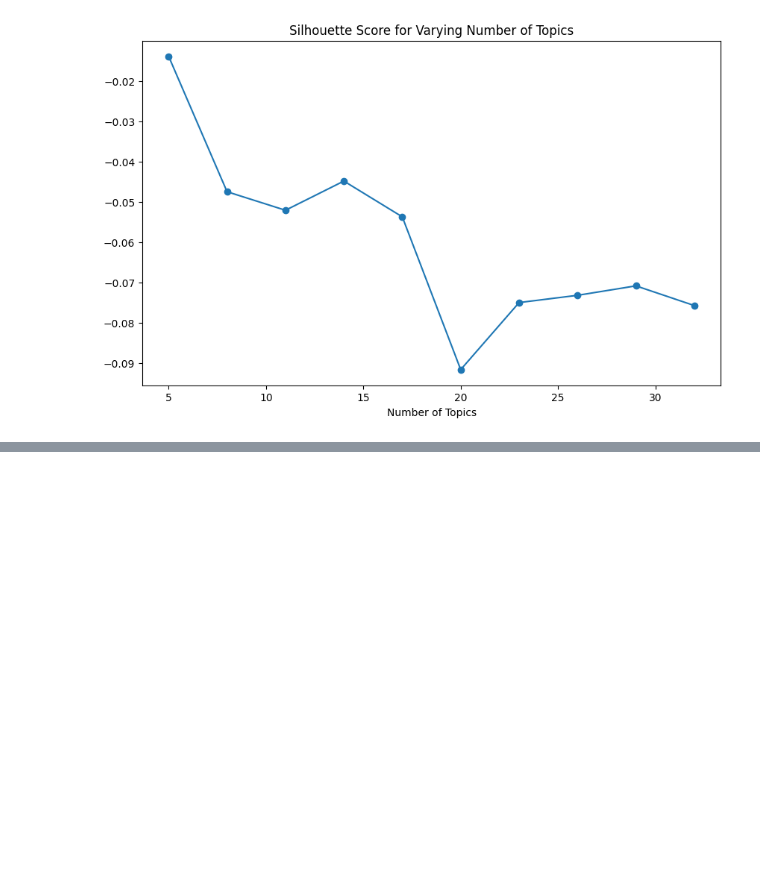
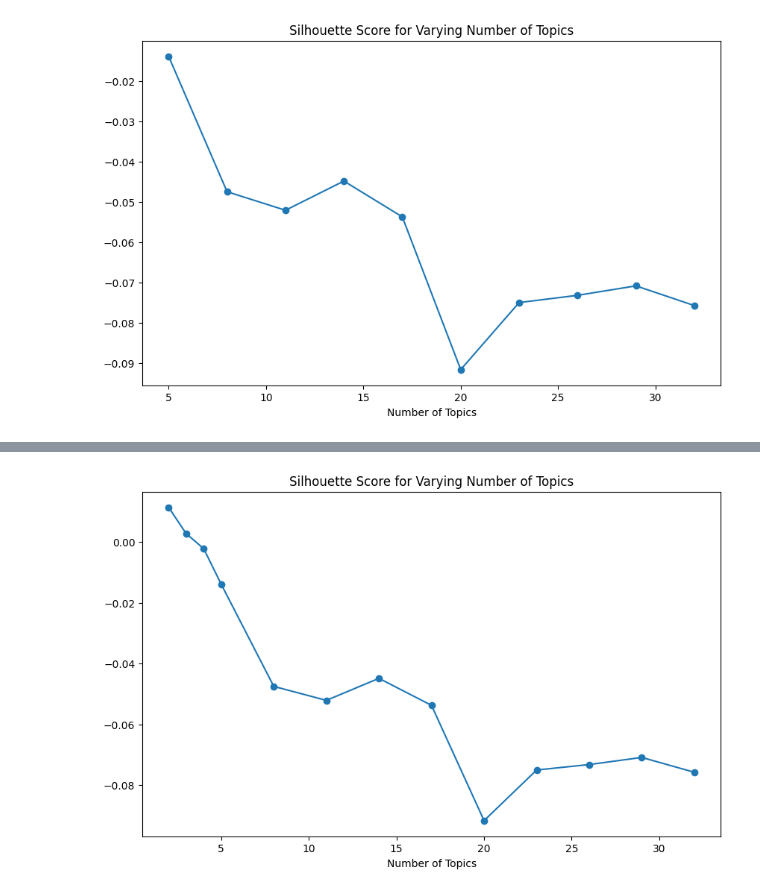
Before and after one commit to RanArino/Course_Projects, a Jupyter notebook: BDA550_TextMining/Final_Project/Part02.ipynb, the cells around one changed output, grey strips where cells are left out. Cells and saved outputs as stored; diff of their text form; code cells hidden in the pictures; blank space fills up the shorter version.

```diff
--- a/BDA550_TextMining/Final_Project/Part02.ipynb
+++ b/BDA550_TextMining/Final_Project/Part02.ipynb
@@ -199,0 +197,16 @@ dict_values([-0.013928894723442085, -0.04751576669409468, -0.05211414001700565,
+# %%
+# extra learning (number of topics are from 2 to 4)
+#  because all selected number of topics showed worse scores.
+start = time.time()
+extra_topis = [2,3,4]
+for num_topic in extra_topis:
+    print(f"Start '{num_topic}' topic; {show_time(time.time()-start)}")
+    # recreate model
+    ldas = LatentDirichletAllocation(n_components=num_topic)
+    # document-word distributions
+    doc_word_dists = ldas.fit_transform(vect_texts)
+    # each score
+    scores[num_topic] = silhouette_score(vect_texts, np.argmax(doc_word_dists, axis=1))
+
+end = time.time()
+print(f"Ended all processes; {show_time(end-start)}")
@@ -199,0 +218,10 @@ dict_values([-0.013928894723442085, -0.04751576669409468, -0.05211414001700565,
+# %%
+# sort scores
+scores =dict(sorted(scores.items()))
+plt.figure(figsize=(10, 6))
+plt.plot(scores.keys(), scores.values(), marker='o')
+plt.xlabel('Number of Topics')
+plt.title('Silhouette Score for Varying Number of Topics')
+plt.show()
+# %% [output]
+[figure, added]
```
Also changed, not shown: parts of 3 cells of this notebook.
